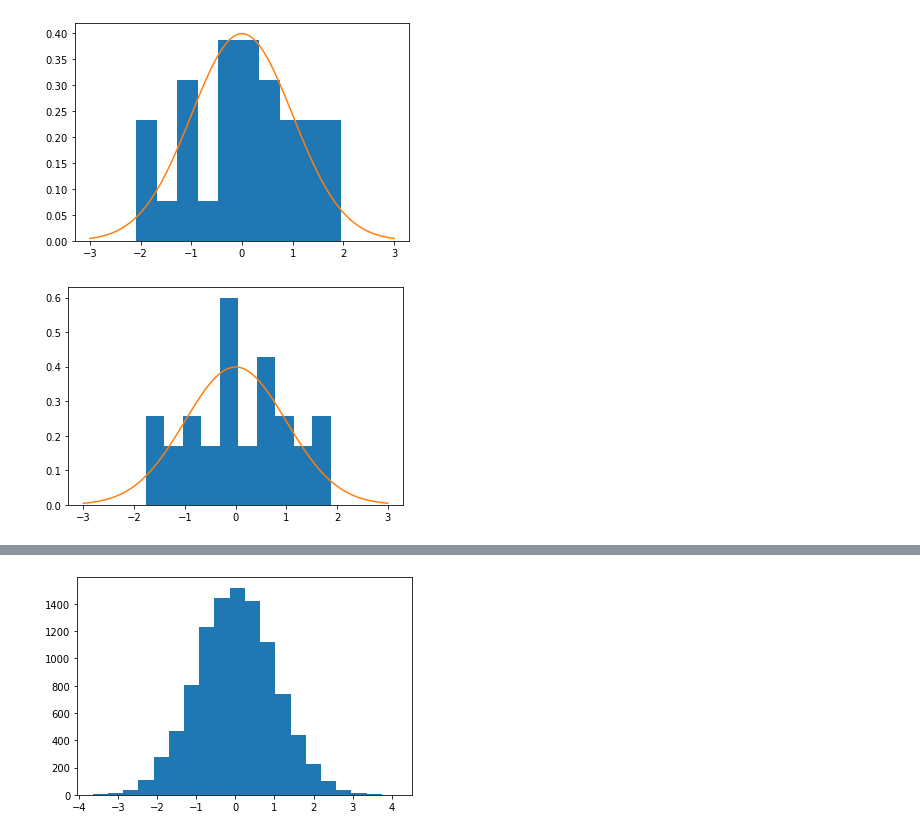
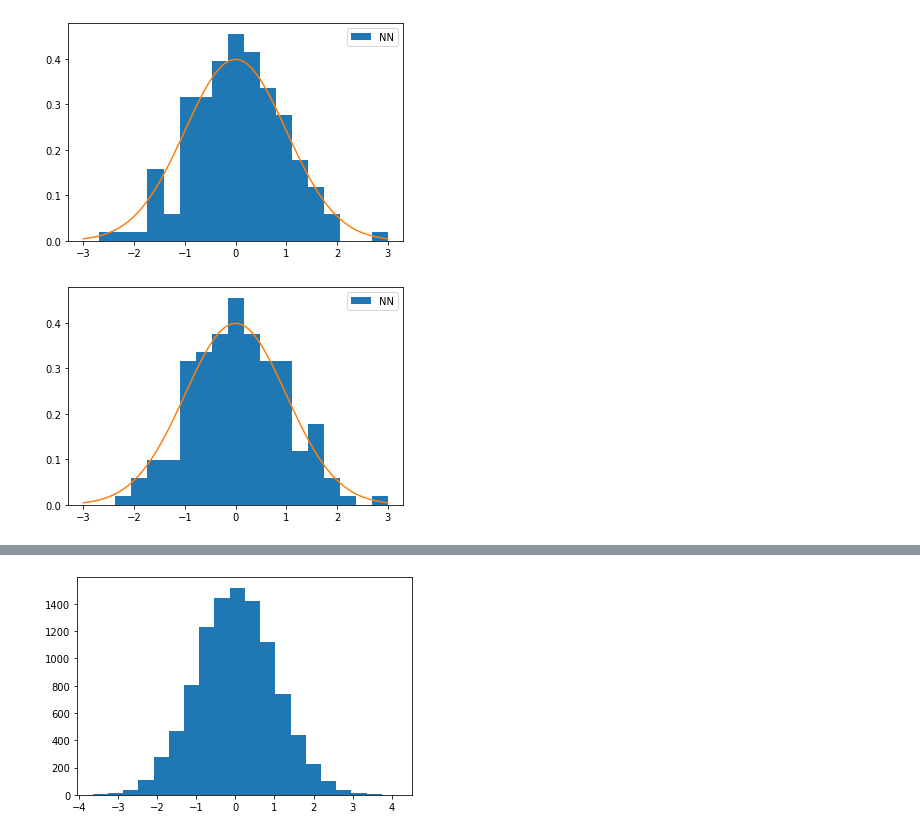
Before and after one commit to phillipmurray/DL_integrated_variance, a Jupyter notebook: notebooks/Untitled.ipynb, the cells around one changed output, grey strips where cells are left out. Cells and saved outputs as stored; diff of their text form; code cells hidden in the pictures.

Commit message:
update training function

```diff
--- a/notebooks/Untitled.ipynb
+++ b/notebooks/Untitled.ipynb
@@ -10,7 +10,7 @@ from src.model import *
 import numpy as np
 import matplotlib.pyplot as plt
 # %%
-X = SemiMartingale(X_0=1.0, vol=3.0)
+X = SemiMartingale(X_0=1.0, vol=2.0)
 # %%
 x = X.generate(100000, 100)
-model = FFNetwork(n_layers = 2)
+model = FFNetwork(n_layers = 2, h_dims=128)
@@ -19,7 +20,7 @@ lossf = MMDLoss()
 # %%
 model._add_loss(lossf)
 # %%
-model.train(x, num_epochs=5, batch_size=32)
+history = model.train(x, num_epochs=2, batch_size=256)
 # %% [output]
-[figure, old version]
+[figure, new version]
-[figure, old version]
+[figure, new version]
```
Also changed, not shown: parts of 17 cells of this notebook, 3 other files.
